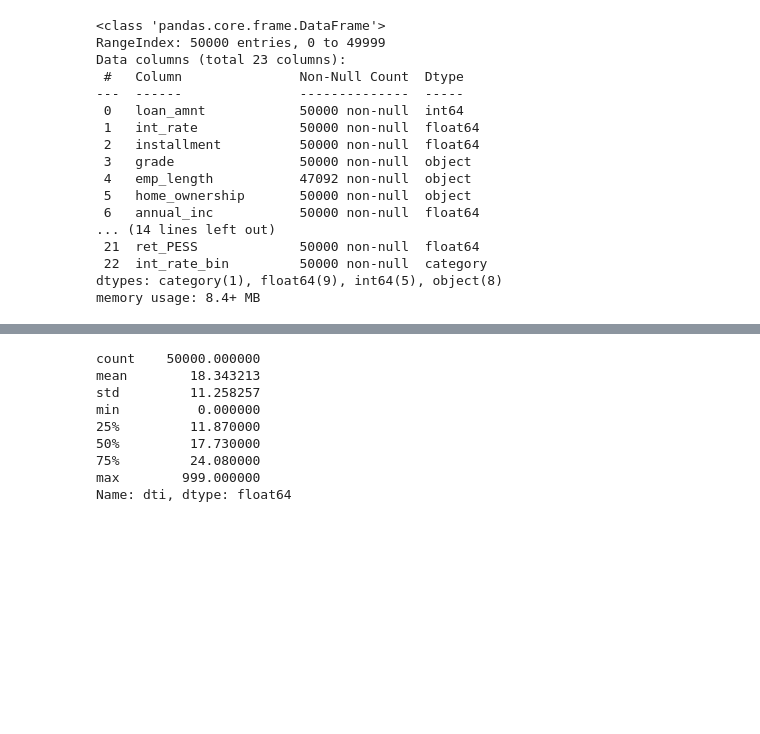
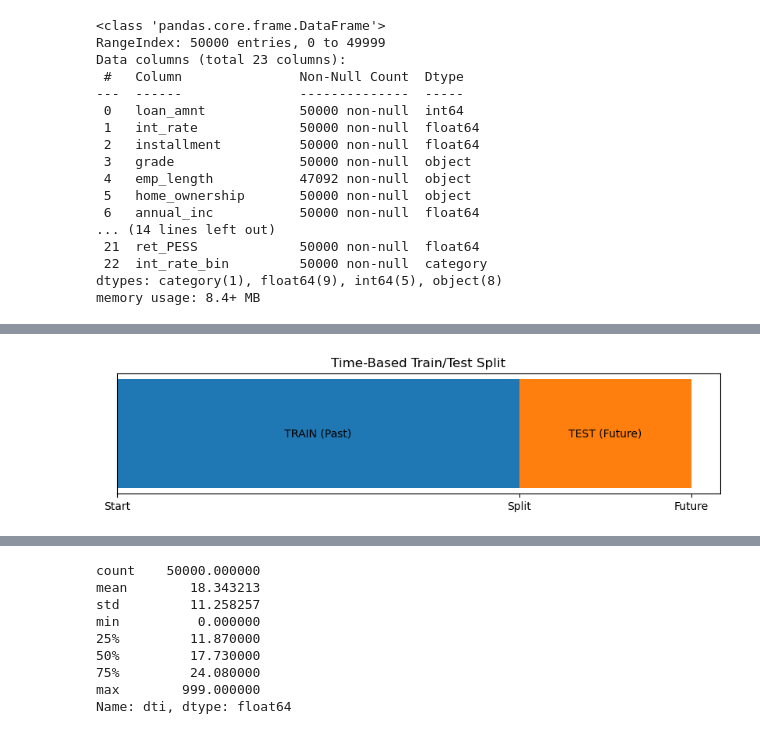
Before and after one commit to ol021/ml-api-project, a Jupyter notebook: Bucknell_Lending_Club_HistoricalLoan_Data.ipynb, the cells around one changed output, grey strips where cells are left out. Cells and saved outputs as stored; diff of their text form; code cells hidden in the pictures; blank space fills up the shorter version.

```diff
--- a/Bucknell_Lending_Club_HistoricalLoan_Data.ipynb
+++ b/Bucknell_Lending_Club_HistoricalLoan_Data.ipynb
@@ -196,0 +339,21 @@ df['emp_length'] = df['emp_length'].fillna('10+ years')
+# %%
+import matplotlib.pyplot as plt
+
+plt.figure(figsize=(10,2))
+
+# Draw timeline bar
+plt.barh(0, 0.7)
+plt.barh(0, 0.3, left=0.7)
+
+# Labels
+plt.text(0.35, 0, "TRAIN (Past)", va='center', ha='center')
+plt.text(0.85, 0, "TEST (Future)", va='center', ha='center')
+
+# Styling
+plt.yticks([])
+plt.xticks([0, 0.7, 1.0], ["Start", "Split", "Future"])
+plt.title("Time-Based Train/Test Split")
+
+plt.show()
+# %% [output]
+[figure, added]
```
Also changed, not shown: parts of 57 cells of this notebook, 3 other files.
